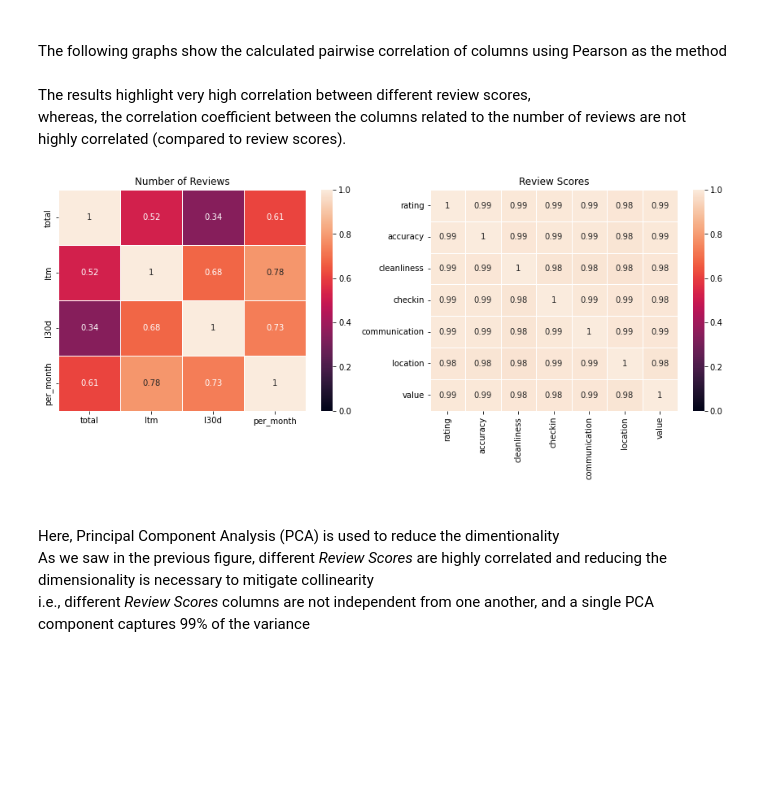
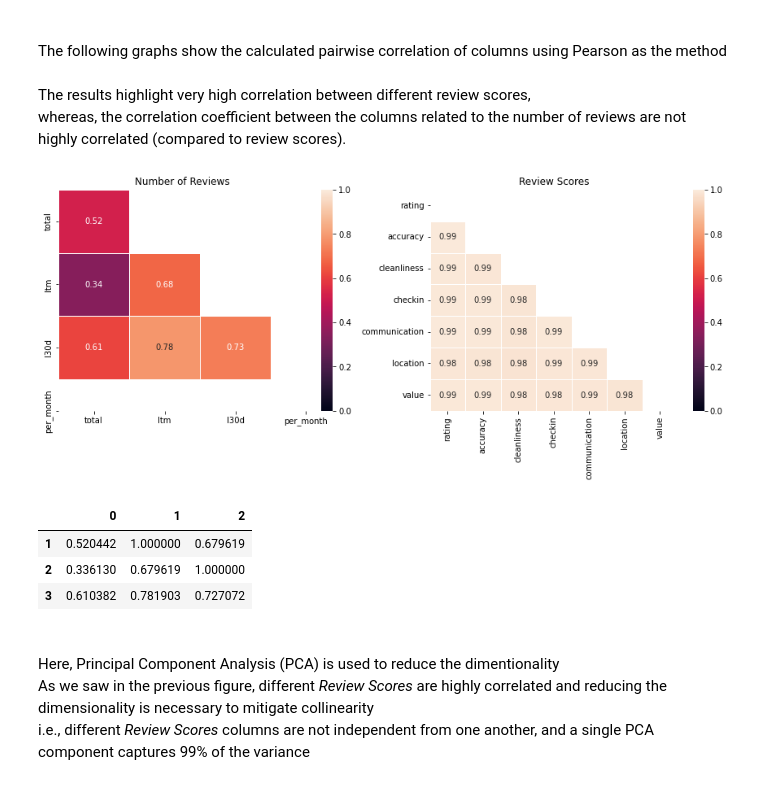
Before and after one commit to snejadi/Airbnb, a Jupyter notebook: Airbnb_analysis/Vancouver.ipynb, the cells around one changed output. Cells and saved outputs as stored; diff of their text form; code cells hidden in the pictures; blank space fills up the shorter version.

```diff
--- a/Airbnb_analysis/Vancouver.ipynb
+++ b/Airbnb_analysis/Vancouver.ipynb
@@ -509,19 +527,36 @@ scaled_review_score_features = scaler.transform(df[review_score_cols])
 # %%
 fig, axes = plt.subplots(1, 2, figsize=(15, 5))
 
 n_review_corr = pd.DataFrame(scaled_n_review_features).corr()
 labels=['total', 'ltm', 'l30d', 'per_month']
-sns.heatmap(n_review_corr, annot=True, linewidths=.5, vmin=0, vmax=1, xticklabels=labels, yticklabels=labels, ax=axes[0])
+
+# Generate a mask for the upper triangle
+mask = np.triu(np.ones_like(n_review_corr, dtype=bool))
+# adjust mask and df
+mask = mask[1:, :-1]
+n_review_corr = n_review_corr.iloc[1:,:-1].copy()
+
+sns.heatmap(n_review_corr, mask=mask, annot=True, linewidths=.5, vmin=0, vmax=1, xticklabels=labels, yticklabels=labels
+            , ax=axes[0])
 axes[0].title.set_text('Number of Reviews')
 
 review_score_corr = pd.DataFrame(scaled_review_score_features).corr()
 labels=[]
 for txt in review_score_cols:
     labels.append(txt.replace('review_scores_', ''))
-sns.heatmap(review_score_corr, annot=True, linewidths=.5, vmin=0, vmax=1, xticklabels=labels, yticklabels=labels, ax=axes[1])
+# Generate a mask for the upper triangle
+mask = np.triu(np.ones_like(review_score_corr, dtype=bool))
+sns.heatmap(review_score_corr,  mask=mask, annot=True, linewidths=.5, vmin=0, vmax=1, xticklabels=labels, yticklabels=labels, ax=axes[1])
 axes[1].title.set_text('Review Scores')
 # %% [output]
-[figure, old version]
+[figure, new version]
+# %%
+n_review_corr.iloc[1:,:-1]
+# %% [output]
+|  | 0 | 1 | 2 |
+| 1 | 0.520442 | 1.000000 | 0.679619 |
+| 2 | 0.336130 | 0.679619 | 1.000000 |
+| 3 | 0.610382 | 0.781903 | 0.727072 |
 # %% [markdown]
 <br> Here, Principal Component Analysis (PCA) is used to reduce the dimentionality
 <br> As we saw in the previous figure, different <i>Review Scores</i> are highly correlated and reducing the dimensionality is necessary to mitigate collinearity
```
Also changed, not shown: parts of 5 cells of this notebook, 5 other files.
